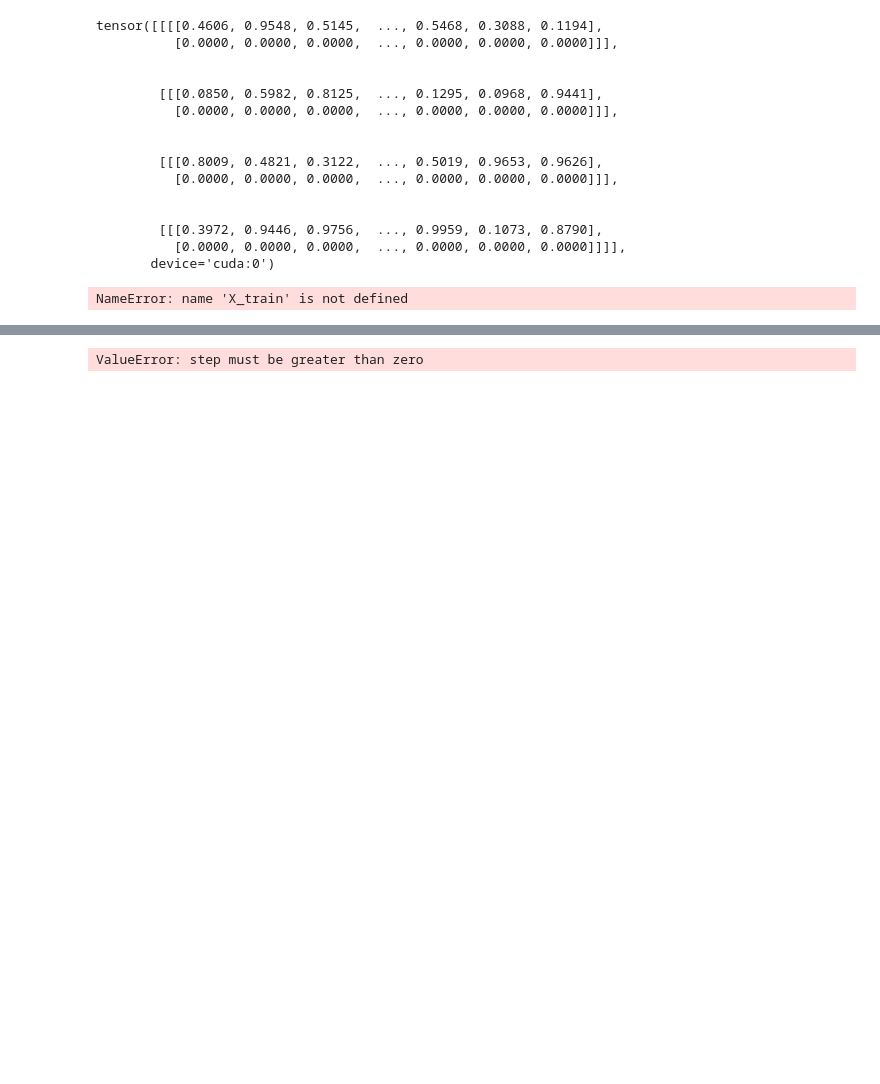
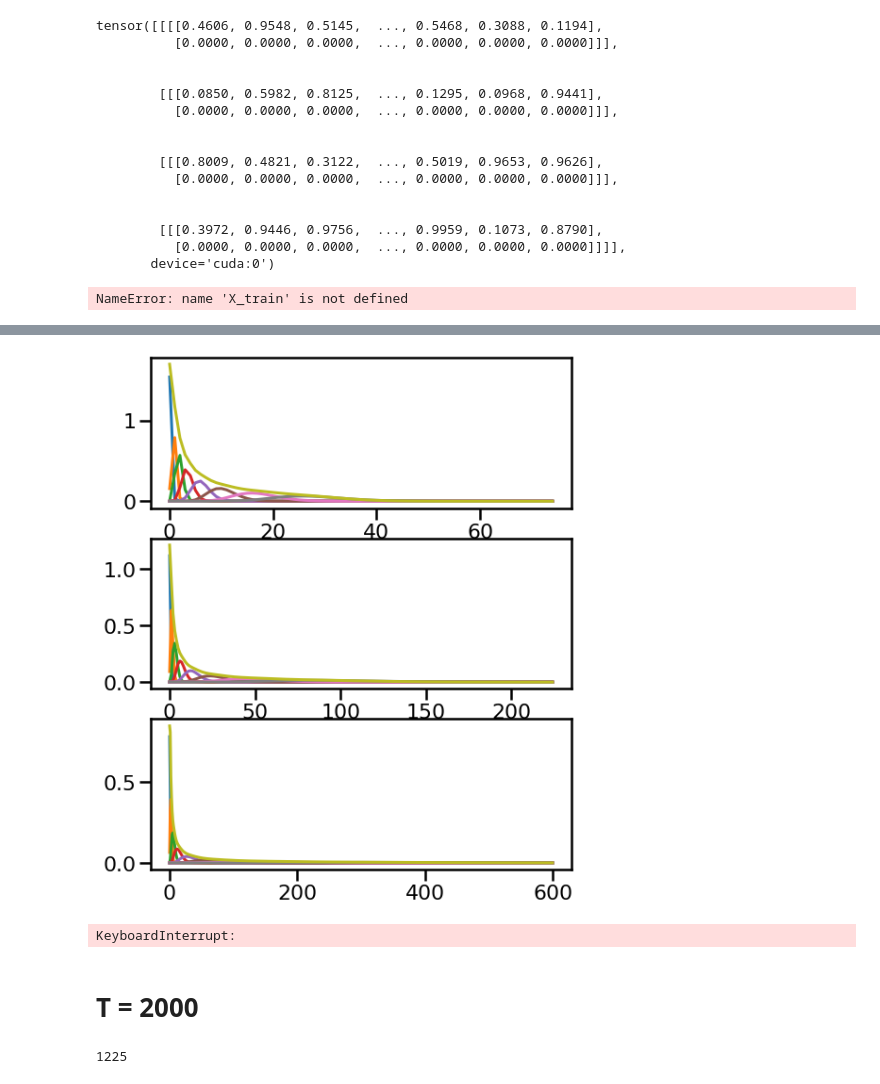
Before and after one commit to compmem/DeepSITH, a Jupyter notebook: experiments/AddingProblem/addingproblem.ipynb, the cells around one changed output, grey strips where cells are left out. Saved outputs shown, nothing was run; the diff lists cells and outputs as text; code cells hidden in the pictures; blank space fills up the shorter version.

Commit message:
UD: update all experiments and deepsith isith code

```diff
--- a/experiments/AddingProblem/addingproblem.ipynb
+++ b/experiments/AddingProblem/addingproblem.ipynb
@@ -216,4 +214,40 @@ Total Weights: 36931
-# %%
-plt.plot(model.hs.layers[0].sith.filters[:,0,0,:].detach().cpu().T[::-1]);
-# %% [output]
-ValueError: step must be greater than zero
+# %%
+fig = plt.figure(figsize=(8,10))
+
+ax = fig.add_subplot(3,1,1)
+ax.plot(model.hs.layers[0].sith.filters[:, 0, 0, :].detach().cpu().T.numpy()[::-1],
+       );
+ax.plot(model.hs.layers[0].sith.filters[:, 0, 0, :].detach().cpu().T.numpy()[::-1].sum(1),
+        );
+ax = fig.add_subplot(3,1,2)
+ax.plot(model.hs.layers[1].sith.filters[:, 0, 0, :].detach().cpu().T.numpy()[::-1],
+        );
+ax.plot(model.hs.layers[1].sith.filters[:, 0, 0, :].detach().cpu().T.numpy()[::-1].sum(1),
+        );
+ax = fig.add_subplot(3,1,3)
+ax.plot(model.hs.layers[2].sith.filters[:, 0, 0, :].detach().cpu().T.numpy()[::-1],
+        );
+ax.plot(model.hs.layers[2].sith.filters[:, 0, 0, :].detach().cpu().T.numpy()[::-1].sum(1),
+        );
+# %% [output]
+[figure, added]
+# %%
+seq_length=500
+
+loss_func = nn.MSELoss()
+optimizer = torch.optim.Adam(model.parameters())
+epochs = 1
+progress_bar = tqdm(range(int(epochs)), bar_format='{l_bar}{bar:5}{r_bar}{bar:-5b}')
+for e in progress_bar:
+    train(model, ttype, seq_length,
+          optimizer, loss_func, batch_size=50, loss_buffer_size=100,
+          epoch=e, perf_file=join('perf','adding500_deepsith_6.csv'),
+          prog_bar=progress_bar)
+# %% [output]
+KeyboardInterrupt:
+# %% [markdown]
+# T = 2000
+# %%
+7*175
+# %% [output]
+1225
```
Also changed, not shown: parts of 16 cells of this notebook, 7 other files.
